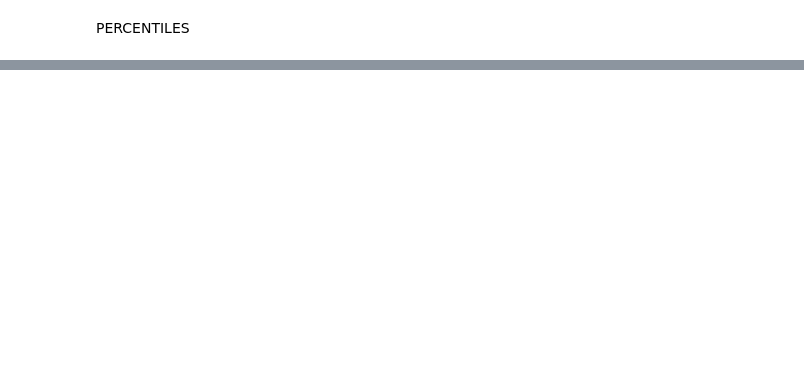
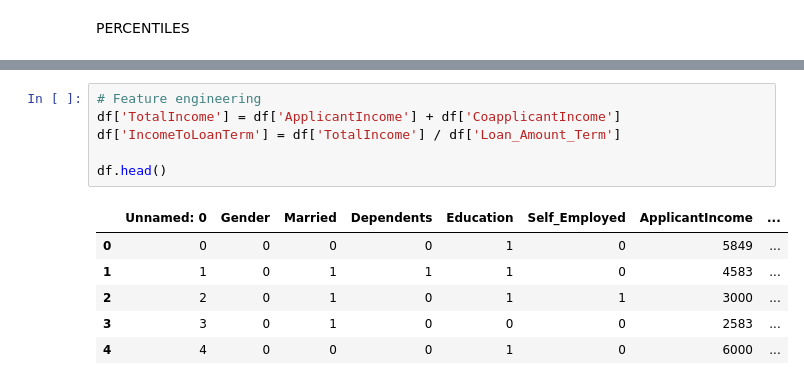
Before and after one commit to LeratoTheko/Motz-Loan-Prediction, a Jupyter notebook: group assignment.ipynb, the cells around one changed output, grey strips where cells are left out. Saved outputs shown, nothing was run; the diff lists cells and outputs as text; blank space fills up the shorter version.

```diff
--- a/group assignment.ipynb
+++ b/group assignment.ipynb
@@ -731,0 +878,13 @@ Users should manage prebuilt extensions with package managers like pip and conda
+# %%
+# Feature engineering
+df['TotalIncome'] = df['ApplicantIncome'] + df['CoapplicantIncome']
+df['IncomeToLoanTerm'] = df['TotalIncome'] / df['Loan_Amount_Term']
+
+df.head()
+# %% [output]
+|  | Unnamed: 0 | Gender | Married | Dependents | Education | Self_Employed | ApplicantIncome | ... |
+| 0 | 0 | 0 | 0 | 0 | 1 | 0 | 5849 | ... |
+| 1 | 1 | 0 | 1 | 1 | 1 | 0 | 4583 | ... |
+| 2 | 2 | 0 | 1 | 0 | 1 | 1 | 3000 | ... |
+| 3 | 3 | 0 | 1 | 0 | 0 | 0 | 2583 | ... |
+| 4 | 4 | 0 | 0 | 0 | 1 | 0 | 6000 | ... |
```
Also changed, not shown: parts of 21 cells of this notebook, 10 other files.
